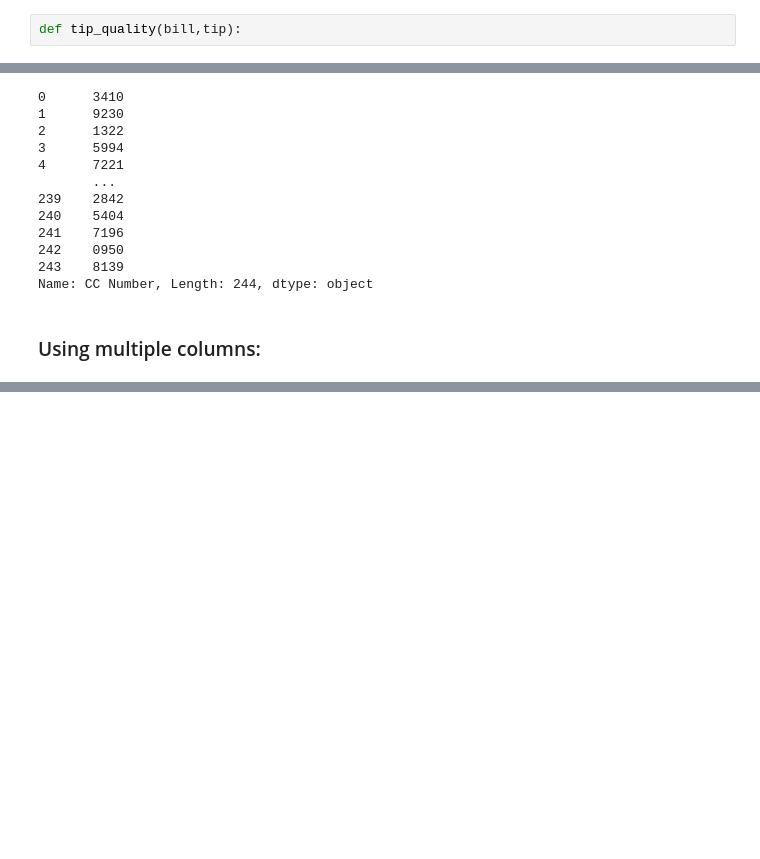
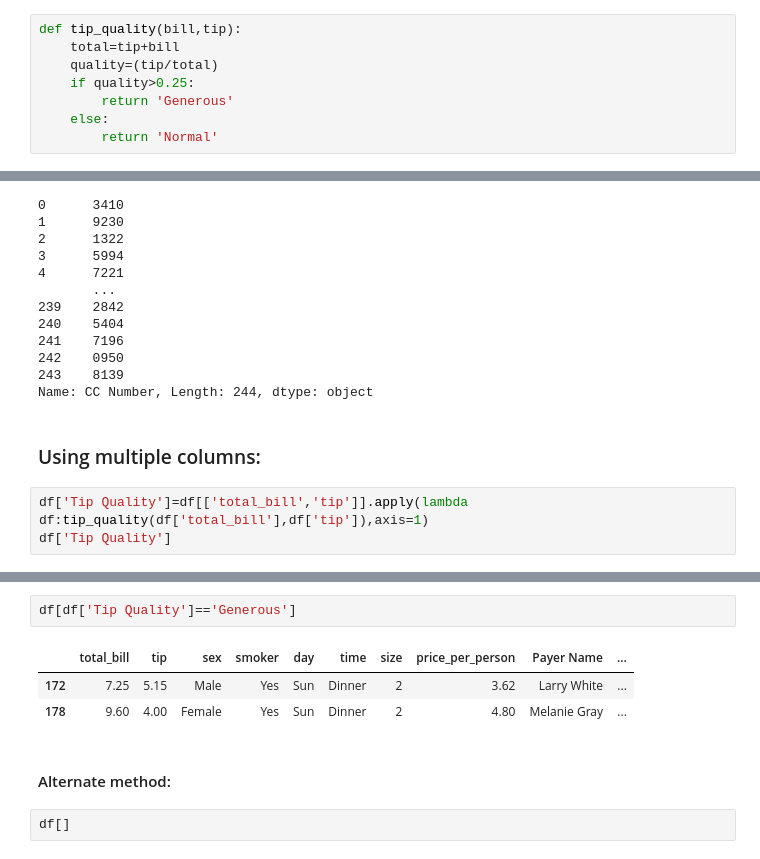
Before and after one commit to Akash-1gif/ml_practice, a Jupyter notebook: pandas/6_Conditional_Filtering.ipynb, the cells around one changed output, grey strips where cells are left out. Cells and saved outputs as stored; diff of their text form; blank space fills up the shorter version.

```diff
--- a/pandas/6_Conditional_Filtering.ipynb
+++ b/pandas/6_Conditional_Filtering.ipynb
@@ -17,6 +17,12 @@ def cc_last_4(x):
     return x
 # %%
 def tip_quality(bill,tip):
+    total=tip+bill
+    quality=(tip/total)
+    if quality>0.25:
+        return 'Generous'
+    else:
+        return 'Normal'
 # %%
 data1=[[1776,328,20.5],[1867,38,1.7],[1821,126,1.22]]
 column1=['Year','Pop','GDP']
@@ -184,3 +190,6 @@ df['CC Number'].apply(cc_last_4)
 Name: CC Number, Length: 244, dtype: object
 # %% [markdown]
 ### Using multiple columns:
+# %%
+df['Tip Quality']=df[['total_bill','tip']].apply(lambda df:tip_quality(df['total_bill'],df['tip']),axis=1)
+df['Tip Quality']
@@ -186,0 +209,10 @@ Name: CC Number, Length: 244, dtype: object
+# %%
+df[df['Tip Quality']=='Generous']
+# %% [output]
+|  | total_bill | tip | sex | smoker | day | time | size | price_per_person | Payer Name | ... |
+| 172 | 7.25 | 5.15 | Male | Yes | Sun | Dinner | 2 | 3.62 | Larry White | ... |
+| 178 | 9.60 | 4.00 | Female | Yes | Sun | Dinner | 2 | 4.80 | Melanie Gray | ... |
+# %% [markdown]
+#### Alternate method:
+# %%
+df[]
```
Also changed, not shown: parts of 1 cell of this notebook.
